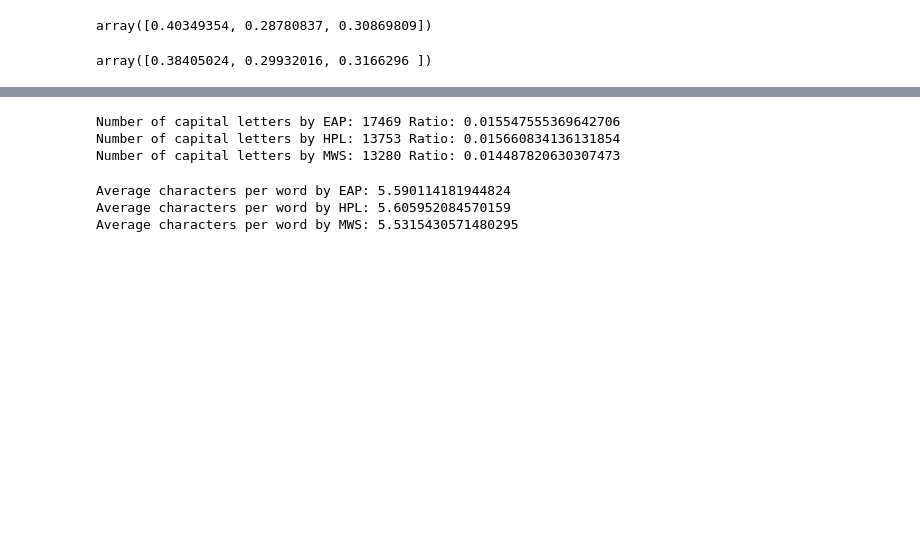
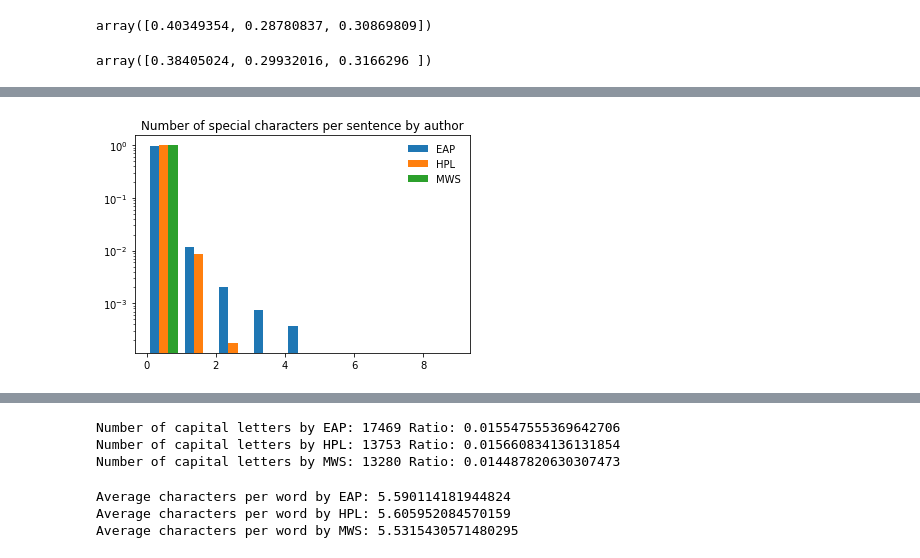
Before and after one commit to fwbane/author, a Jupyter notebook: feature_engineering_notebook.ipynb, the cells around one changed output, grey strips where cells are left out. Cells and saved outputs as stored; diff of their text form; code cells hidden in the pictures; blank space fills up the shorter version.

```diff
--- a/feature_engineering_notebook.ipynb
+++ b/feature_engineering_notebook.ipynb
@@ -243,0 +255,17 @@ plt.show()
+# %%
+chars_regex = re.compile(r'[à|â|æ|ç|è|ë|ê|ï|î|ô|œ|ÿ|û|ù|á|é|í|ó|ú|ü]')
+df['chars'] = df['text'].apply(lambda x: len(chars_regex.findall(x)))
+df['chars_ratio'] = df['text'].apply(lambda x: len(chars_regex.findall(x))/len(x))
+# %%
+EAP_chars = [n for n in df[df['author']=='EAP'].chars]
+HPL_chars = [n for n in df[df['author']=='HPL'].chars]
+MWS_chars = [n for n in df[df['author']=='MWS'].chars]
+
+plt.figure()
+H = plt.hist([EAP_chars, HPL_chars, MWS_chars], label=labels, bins=[i for i in range(0, 10, 1)], density=True)
+leg = plt.legend(frameon=False)
+plt.title("Number of special characters per sentence by author")
+plt.yscale('log')
+plt.show()
+# %% [output]
+[figure, added]
```
Also changed, not shown: parts of 14 cells of this notebook.
